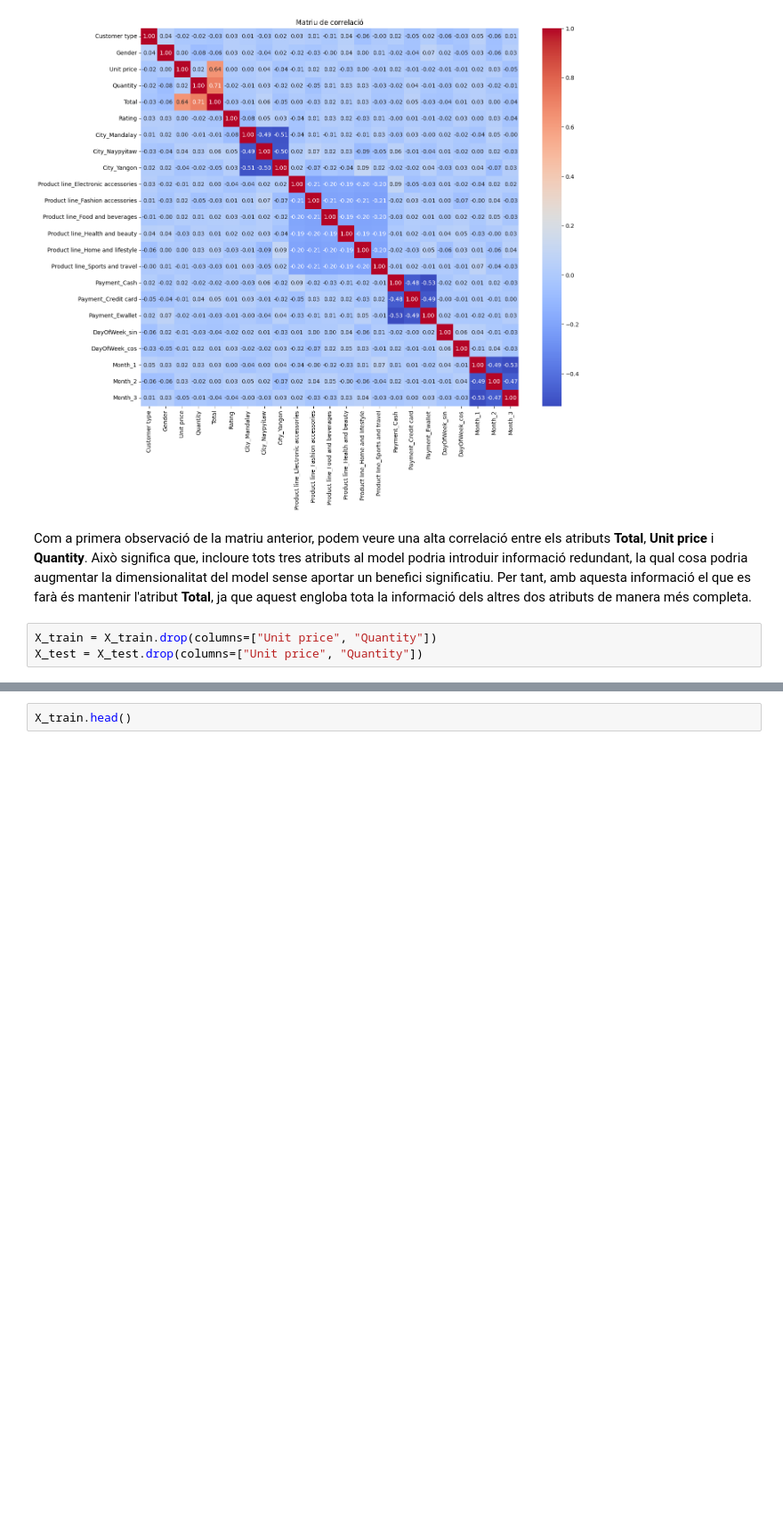
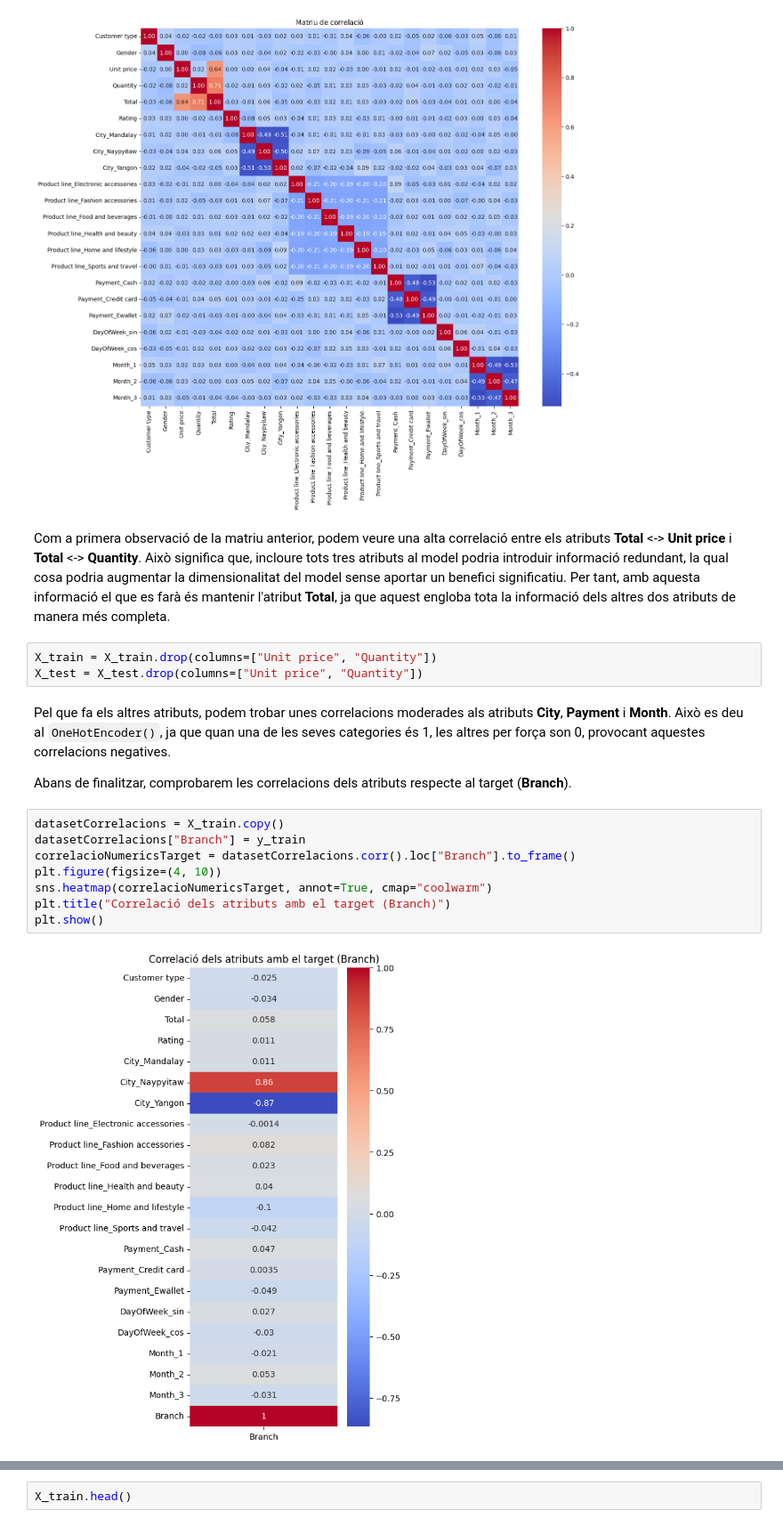
Before and after one commit to gabozan/Predictive-Modeling-on-Supermarket-Sales, a Jupyter notebook: supermarket_sales.ipynb, the cells around one changed output, grey strips where cells are left out. Shown at 89% size. Saved outputs shown, nothing was run; the diff lists cells and outputs as text; blank space fills up the shorter version.

```diff
--- a/supermarket_sales.ipynb
+++ b/supermarket_sales.ipynb
@@ -500,7 +498,21 @@ plt.show()
 # %% [output]
 [figure]
 # %% [markdown]
-Com a primera observació de la matriu anterior, podem veure una alta correlació entre els atributs **Total**, **Unit price** i **Quantity**. Això significa que, incloure tots tres atributs al model podria introduir informació redundant, la qual cosa podria augmentar la dimensionalitat del model sense aportar un benefici significatiu. Per tant, amb aquesta informació el que es farà és mantenir l'atribut **Total**, ja que aquest engloba tota la informació dels altres dos atributs de manera més completa.
+Com a primera observació de la matriu anterior, podem veure una alta correlació entre els atributs **Total** <-> **Unit price** i **Total** <-> **Quantity**. Això significa que, incloure tots tres atributs al model podria introduir informació redundant, la qual cosa podria augmentar la dimensionalitat del model sense aportar un benefici significatiu. Per tant, amb aquesta informació el que es farà és mantenir l'atribut **Total**, ja que aquest engloba tota la informació dels altres dos atributs de manera més completa.
 # %%
 X_train = X_train.drop(columns=["Unit price", "Quantity"])
 X_test = X_test.drop(columns=["Unit price", "Quantity"])
+# %% [markdown]
+Pel que fa els altres atributs, podem trobar unes correlacions moderades als atributs **City**, **Payment** i **Month**. Això es deu al `OneHotEncoder()`, ja que quan una de les seves categories és 1, les altres per força son 0, provocant aquestes correlacions negatives.
+
+Abans de finalitzar, comprobarem les correlacions dels atributs respecte al target (**Branch**).
+# %%
+datasetCorrelacions = X_train.copy()
+datasetCorrelacions["Branch"] = y_train
+correlacioNumericsTarget = datasetCorrelacions.corr().loc["Branch"].to_frame()
+plt.figure(figsize=(4, 10))
+sns.heatmap(correlacioNumericsTarget, annot=True, cmap="coolwarm")
+plt.title("Correlació dels atributs amb el target (Branch)")
+plt.show()
+# %% [output]
+[figure, added]
```
Also changed, not shown: parts of 21 cells of this notebook.
